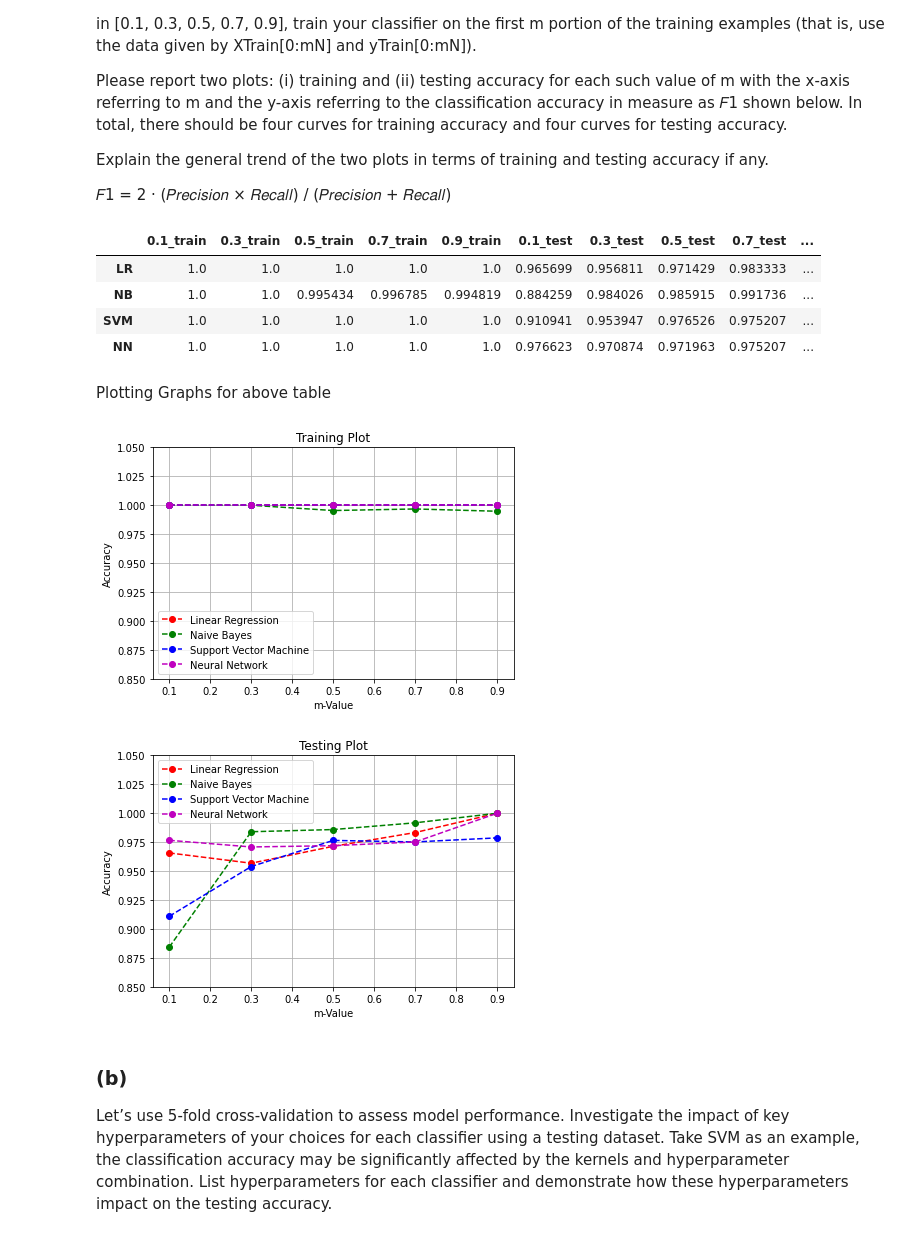
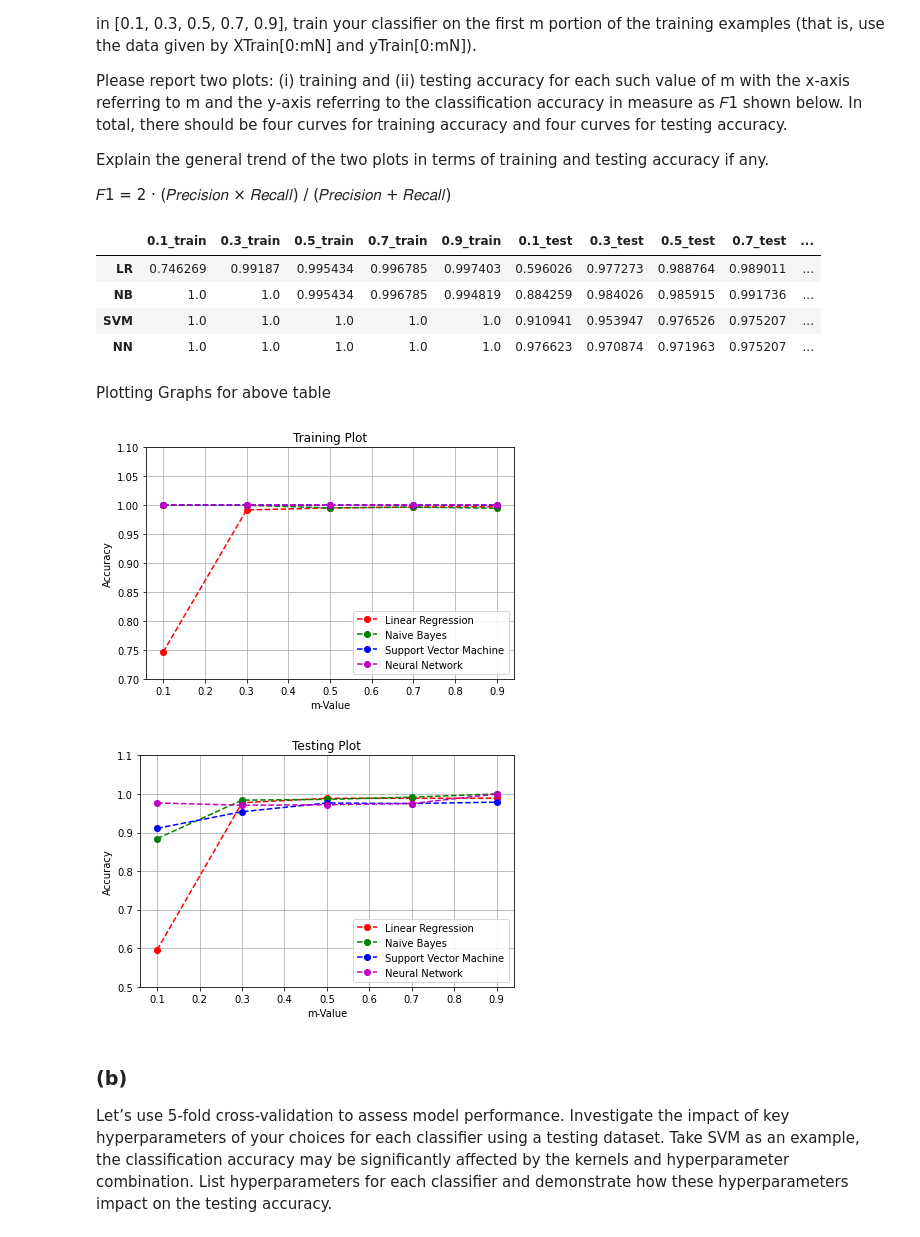
Before and after one commit to waldosingleton/Assignment_3, a Jupyter notebook: A3 Clean Up.ipynb, the cells around one changed output. Saved outputs shown, nothing was run; the diff lists cells and outputs as text; code cells hidden in the pictures.

```diff
--- a/A3 Clean Up.ipynb
+++ b/A3 Clean Up.ipynb
@@ -34,12 +41,14 @@ from sklearn.neural_network import MLPClassifier
 # %% [markdown]
 Import Data
 # %%
+df = pd.read_csv("train.csv", skiprows=0, header=0, na_values= "", dtype=str)
+
 trainDF = pd.read_csv("train.csv", skiprows=0, header=0, na_values= "", dtype=str)
 testDF = pd.read_csv("test.csv", skiprows=0, header=0, na_values= "", dtype=str)
 # %% [markdown]
 Vectorize Data
 # %%
-articles_text = trainDF["Text"].to_numpy()
+articles_text = df["Text"].to_numpy()
 
 #select 5 random articles for task 1
 random_sample = random.sample(list(articles_text), 5)
@@ -340,14 +279,3 @@ classifier
 (ii) top-20 words that maximize the following quantity
 
 Which list of [𝑃(𝑋𝑤=1|𝑌=𝑦) / 𝑃(𝑋𝑤=1|𝑌≠𝑦)] words describe the two classes better? Briefly explain your reasoning.
-# %%
-# X_train is vectorised features, Y_train is the classes of each row / target variable
-X_train = vector1
-target_col = trainDF["Category"]
-Y_train = target_col.to_numpy()
-
-NB_clf = MultinomialNB()
-NB_clf.fit(X_train, Y_train)
-
-# Training accuracy
-train_acc = NB_clf.score(X_train, Y_train)
@@ -604,14 +441,20 @@ NUM_ARTICLES = vector1.shape[0]
 training_accuracies = {}
 testing_accuracies = {}
 
+# Transform the data into a format that can be used by the classifier
+text_transformer = TfidfVectorizer()
+X_train_text = text_transformer.fit_transform(trainDF['Text'])
+X_test_text = text_transformer.transform(testDF['Text'])
+
 for m_value in m:
     TRAIN_LENGTH = floor(m_value * NUM_ARTICLES)
-    VECTOR_ARRAY = vector1
     # Test how differing sizes of training set data affect test/train accuracy
-    X_train = VECTOR_ARRAY[0:TRAIN_LENGTH]  # First TRAIN_LENGTH articles
-    X_test = VECTOR_ARRAY[TRAIN_LENGTH:]
-    Y_train = trainDF["Category"].to_list()[:TRAIN_LENGTH]
-    Y_test = trainDF["Category"].to_list()[TRAIN_LENGTH:]
+    X_train = X_train_text[0:TRAIN_LENGTH]  # First TRAIN_LENGTH articles
+    Y_train = trainDF['Category'][0:TRAIN_LENGTH] # First TRAIN_LENGTH categories
+
+    # Test Data Unchanged
+    X_test = X_test_text    # All test data text
+    Y_test = testDF['Category'] # All test data categories
 
     # Train & Fit LR Model
     logreg = LogisticRegression(penalty='l2', solver='lbfgs', C=m_value, multi_class='multinomial')
@@ -702,7 +545,7 @@ testing_output = pd.concat(objs=[testing_output, pd.DataFrame(testing_accuracies
 pd.merge(training_output, testing_output, left_index=True, right_index=True, suffixes=('_train', '_test'))
 # %% [output]
 |  | 0.1_train | 0.3_train | 0.5_train | 0.7_train | 0.9_train | 0.1_test | 0.3_test | 0.5_test | 0.7_test | ... |
-| LR | 1.0 | 1.0 | 1.0 | 1.0 | 1.0 | 0.965699 | 0.956811 | 0.971429 | 0.983333 | ... |
+| LR | 0.746269 | 0.99187 | 0.995434 | 0.996785 | 0.997403 | 0.596026 | 0.977273 | 0.988764 | 0.989011 | ... |
 | NB | 1.0 | 1.0 | 0.995434 | 0.996785 | 0.994819 | 0.884259 | 0.984026 | 0.985915 | 0.991736 | ... |
 | SVM | 1.0 | 1.0 | 1.0 | 1.0 | 1.0 | 0.910941 | 0.953947 | 0.976526 | 0.975207 | ... |
 | NN | 1.0 | 1.0 | 1.0 | 1.0 | 1.0 | 0.976623 | 0.970874 | 0.971963 | 0.975207 | ... |
@@ -712,37 +555,37 @@ Plotting Graphs for above table
 #Training Plot
 
 plt.plot(m, training_output.iloc[0].to_numpy(), '--ro', label='Linear Regression')
 plt.plot(m, training_output.iloc[1].to_numpy(), '--go', label='Naive Bayes')
 plt.plot(m, training_output.iloc[2].to_numpy(), '--bo', label='Support Vector Machine')
 plt.plot(m, training_output.iloc[3].to_numpy(), '--mo', label='Neural Network')
 
 plt.legend()
 plt.xlabel("m-Value")
 plt.ylabel("Accuracy")
-plt.ylim([0.85, 1.05])
+plt.ylim([0.7, 1.1])
 plt.grid()
 plt.tight_layout()
 plt.title("Training Plot")
 plt.show()
 
 #Testing Plot
 
 plt.plot(m, testing_output.iloc[0].to_numpy(), '--ro', label='Linear Regression')
 plt.plot(m, testing_output.iloc[1].to_numpy(), '--go', label='Naive Bayes')
 plt.plot(m, testing_output.iloc[2].to_numpy(), '--bo', label='Support Vector Machine')
 plt.plot(m, testing_output.iloc[3].to_numpy(), '--mo', label='Neural Network')
 
 plt.legend()
 plt.xlabel("m-Value")
 plt.ylabel("Accuracy")
-plt.ylim([0.85, 1.05])
+plt.ylim([0.5, 1.1])
 plt.grid()
 plt.tight_layout()
 plt.title("Testing Plot")
 plt.show()
 # %% [output]
-[figure, old version]
+[figure, new version]
-[figure, old version]
+[figure, new version]
 # %% [markdown]
 ### (b)
 Let’s use 5-fold cross-validation to assess model performance. Investigate the impact of key
```
Also changed, not shown: parts of 20 cells of this notebook, 1 other file.
